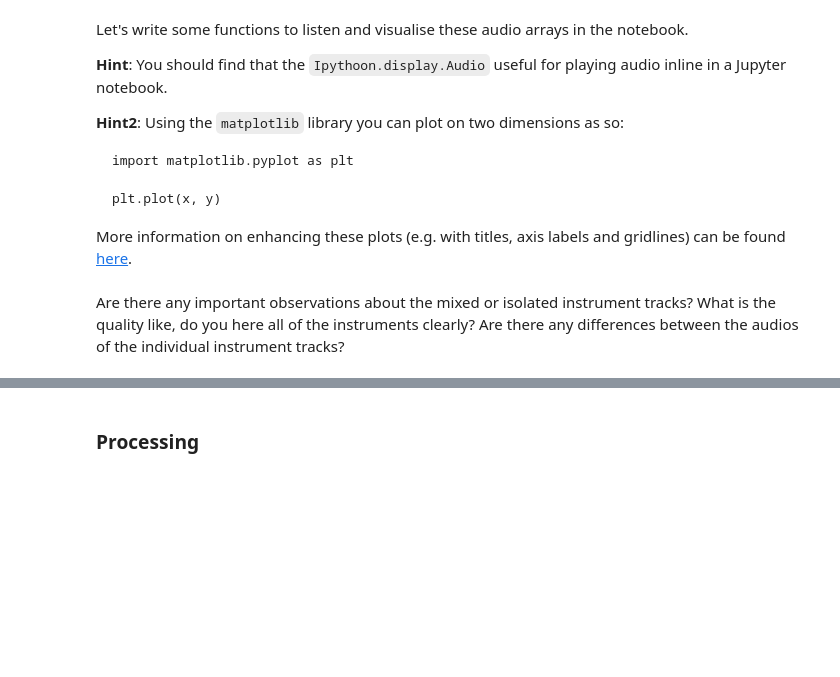
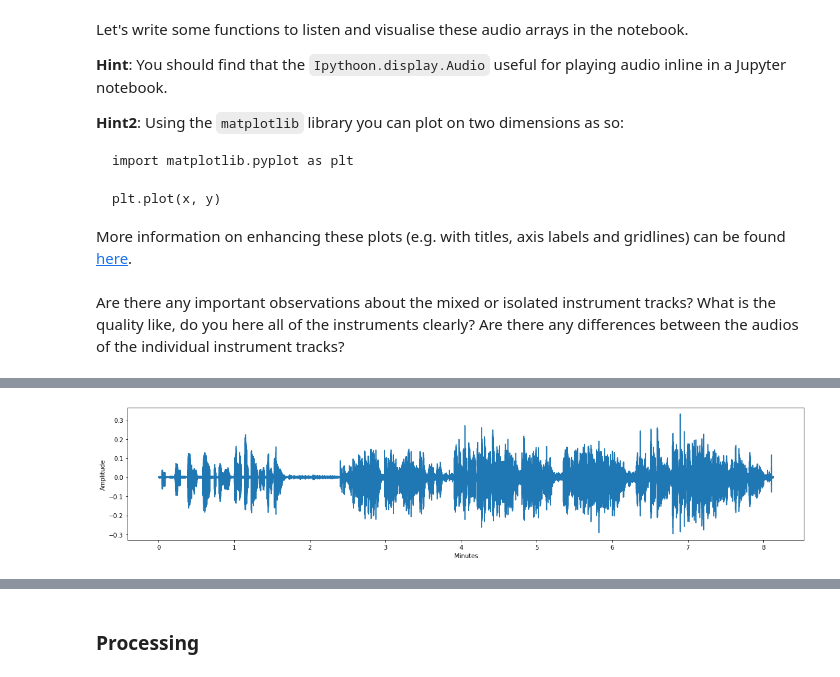
Before and after one commit to JuandeJuni/Carnatic-Instrument-Classification, a Jupyter notebook: Dataset Creation/Dataset Creation.ipynb, the cells around one changed output, grey strips where cells are left out. Cells and saved outputs as stored; diff of their text form; code cells hidden in the pictures; blank space fills up the shorter version.

```diff
--- a/Dataset Creation/Dataset Creation.ipynb
+++ b/Dataset Creation/Dataset Creation.ipynb
@@ -28,7 +25,7 @@ You can access the Saraga Carnatic dataset using the [mirdata API](https://githu
 import mirdata
 # %%
 #CHANGE FOR YOUR PATH TO DATASET
-data_home = r'C:\Users\laiam\Desktop\UNI 4T\TallerMusical\data'
+data_home = r'C:\UPF\2023\3rd Term\Taller\DataAPI'
 # %%
 saraga = mirdata.initialize('saraga_carnatic',data_home=data_home)
 saraga.validate()
@@ -159,7 +171,7 @@ The mirdata API returns paths to audio files associated with each track. Can you
 **Hint**: The `librosa` library contains functions to load audio from file to an array of amplitude values. `y, sr = librosa.load(audio_path, sr=44100)`. `sr` in this instance refers to the sampling rate of the audio, i.e. how many individual amplitude energy values there are per second (typically 44100Hz). It is important to remember this resolution when converting between number of elements in the returned array and time in the track.
 # %%
 import librosa
-
+import numpy as np
 def load_mixed_audio(track_id):
     """
     For <track_id>, return the loaded audio
@@ -184,16 +196,24 @@ def load_voice_audio(track_id):
     """
     # code here
     audio_path = saraga.track(track_id).audio_vocal_path
-    audio_array, sr = librosa.load(audio_path, sr=44100)
-    return audio_array
+    if audio_path != None:
+        audio_array, sr = librosa.load(audio_path, sr=44100)
+        return audio_array
+    else:
+        return None
 
 def load_mridangam_audio(track_id):
     """
     For <track_id>, return the isolated mridangam track
     """
     # code here
-    audio_path = saraga.track(track_id).audio_mridangam_right_path #Falta convinar el left i right
-    audio_array, sr = librosa.load(audio_path, sr=44100)
+    audio_path_R = saraga.track(track_id).audio_mridangam_right_path
+    audio_path_L = saraga.track(track_id).audio_mridangam_left_path
+
+    audio_array_R, sr = librosa.load(audio_path_R, sr=44100,mono=False)
+
+    audio_array_L, sr = librosa.load(audio_path_L, sr=44100,mono=False)
+    audio_array = librosa.to_mono(np.array([audio_array_L, audio_array_R]))
     return audio_array
 # %% [markdown]
 ### Listen to Audio
@@ -227,0 +265,5 @@ Are there any important observations about the mixed or isolated instrument trac
+# %%
+# play_audio(load_voice_audio(song))
+plot_waveform(load_voice_audio(song))
+# %% [output]
+[figure, added]
```
Also changed, not shown: parts of 19 cells of this notebook, 9 other files.
